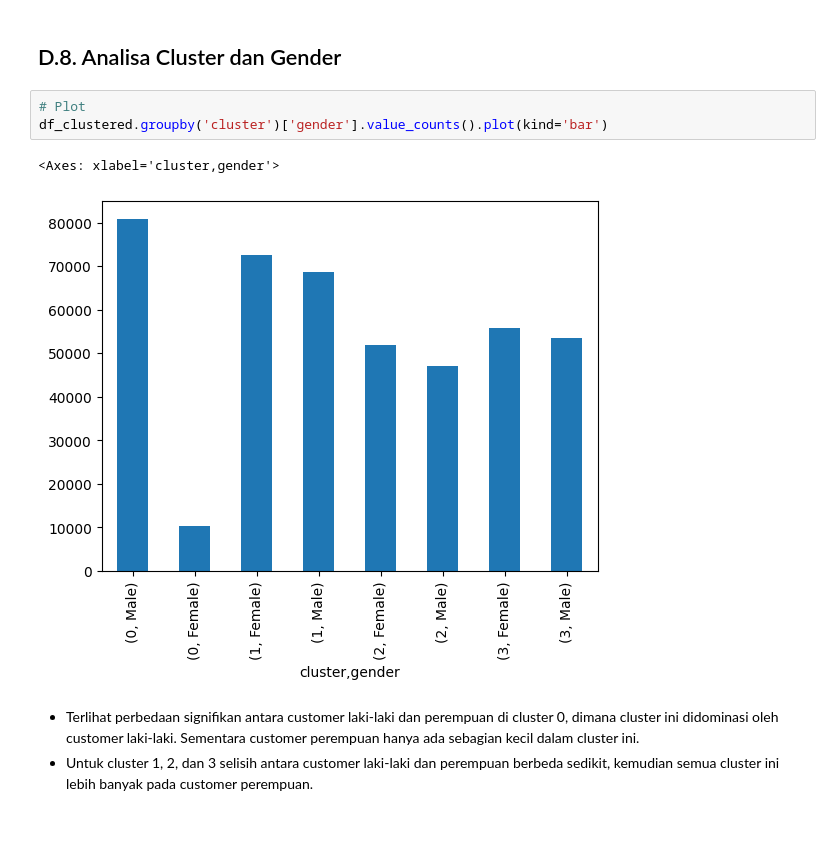
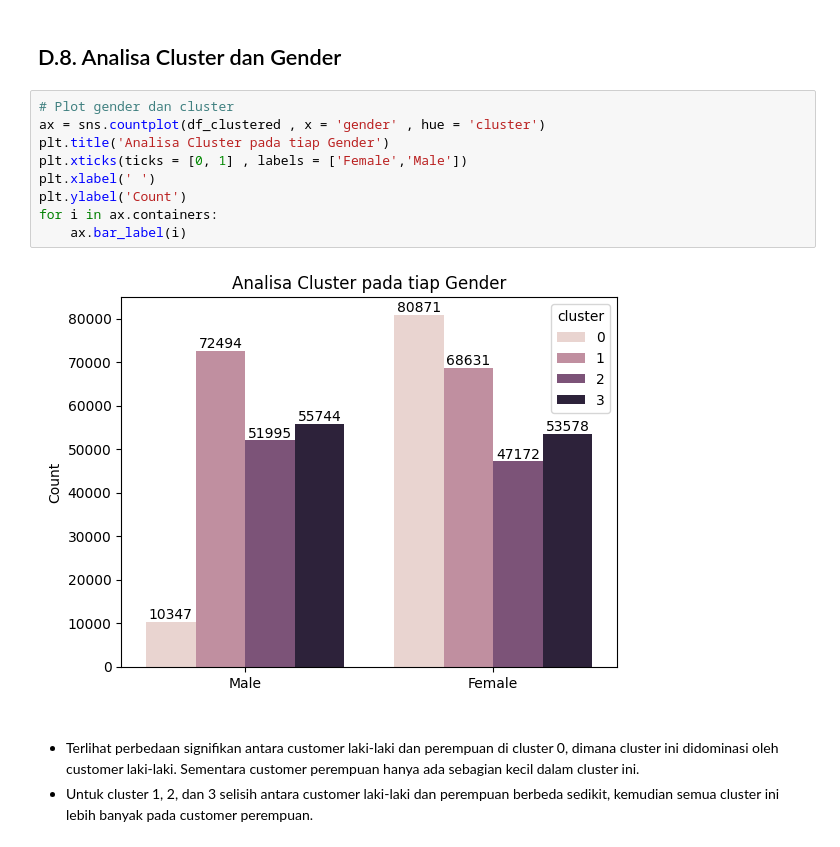
Before and after one commit to FTDS-assignment-bay/p2-final-project-ftds-033-rmt-group-002, a Jupyter notebook: EDA_after_clustering.ipynb, the cells around one changed output. Cells and saved outputs as stored; diff of their text form.

```diff
--- a/EDA_after_clustering.ipynb
+++ b/EDA_after_clustering.ipynb
@@ -236,12 +236,17 @@ for i in ax.containers:
 [figure]
 # %% [markdown]
 ## D.8. Analisa Cluster dan Gender
-# %%
-# Plot
-df_clustered.groupby('cluster')['gender'].value_counts().plot(kind='bar')
-# %% [output]
-<Axes: xlabel='cluster,gender'>
-[figure, removed]
+# %%
+# Plot gender dan cluster
+ax = sns.countplot(df_clustered , x = 'gender' , hue = 'cluster')
+plt.title('Analisa Cluster pada tiap Gender')
+plt.xticks(ticks = [0, 1] , labels = ['Female','Male'])
+plt.xlabel(' ')
+plt.ylabel('Count')
+for i in ax.containers:
+    ax.bar_label(i)
+# %% [output]
+[figure, added]
 # %% [markdown]
 - Terlihat perbedaan signifikan antara customer laki-laki dan perempuan di cluster 0, dimana cluster ini didominasi oleh customer laki-laki. Sementara customer perempuan hanya ada sebagian kecil dalam cluster ini.
 - Untuk cluster 1, 2, dan 3 selisih antara customer laki-laki dan perempuan berbeda sedikit, kemudian semua cluster ini lebih banyak pada customer perempuan.
```
Also changed, not shown: 6 other files.
